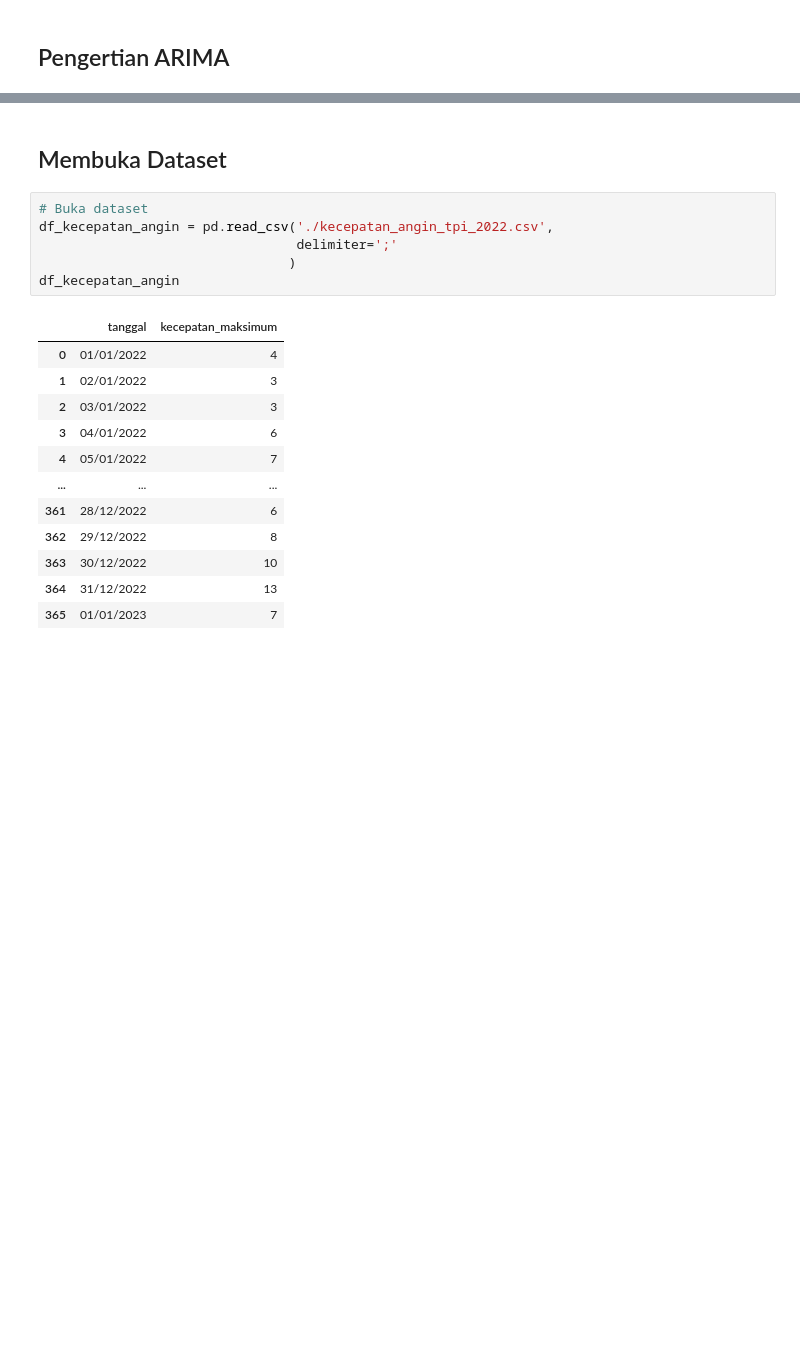
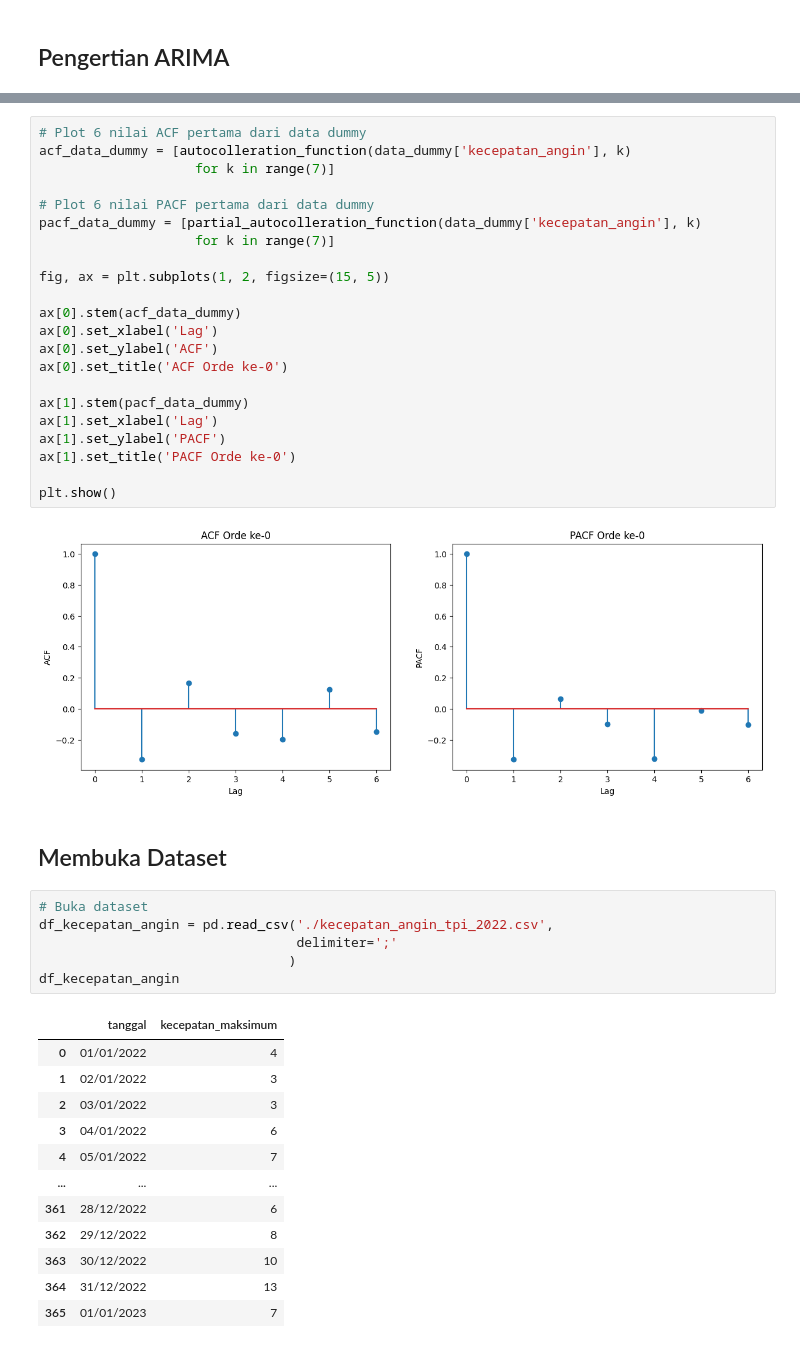
Before and after one commit to shamankares/prediksi-kecepatan-angin-TPI-ARIMA, a Jupyter notebook: Prediksi Kecepatan Angin Maksimal Tanjungpinang.ipynb, the cells around one changed output, grey strips where cells are left out. Cells and saved outputs as stored; diff of their text form; blank space fills up the shorter version.

```diff
--- a/Prediksi Kecepatan Angin Maksimal Tanjungpinang.ipynb
+++ b/Prediksi Kecepatan Angin Maksimal Tanjungpinang.ipynb
@@ -109,3 +144,27 @@ def partial_autocolleration_function(dataset, lag):
+# %%
+# Plot 6 nilai ACF pertama dari data dummy
+acf_data_dummy = [autocolleration_function(data_dummy['kecepatan_angin'], k)
+                    for k in range(7)]
+
+# Plot 6 nilai PACF pertama dari data dummy
+pacf_data_dummy = [partial_autocolleration_function(data_dummy['kecepatan_angin'], k)
+                    for k in range(7)]
+
+fig, ax = plt.subplots(1, 2, figsize=(15, 5))
+
+ax[0].stem(acf_data_dummy)
+ax[0].set_xlabel('Lag')
+ax[0].set_ylabel('ACF')
+ax[0].set_title('ACF Orde ke-0')
+
+ax[1].stem(pacf_data_dummy)
+ax[1].set_xlabel('Lag')
+ax[1].set_ylabel('PACF')
+ax[1].set_title('PACF Orde ke-0')
+
+plt.show()
+# %% [output]
+[figure, added]
 # %% [markdown]
 ## Membuka Dataset
 # %%
```
Also changed, not shown: parts of 12 cells of this notebook.
